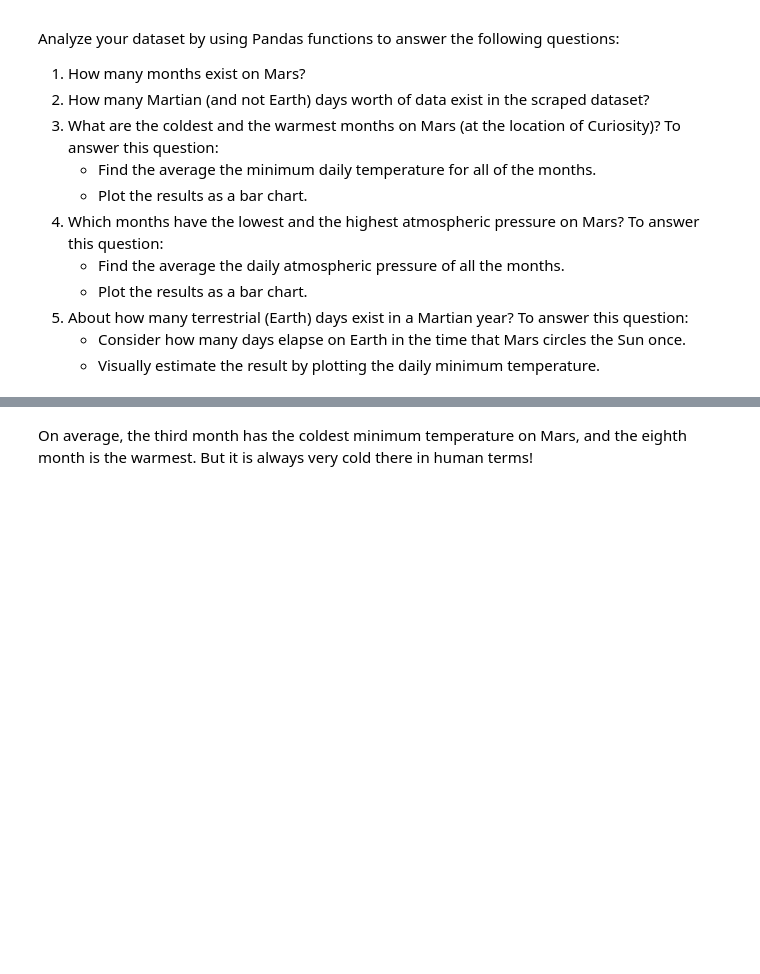
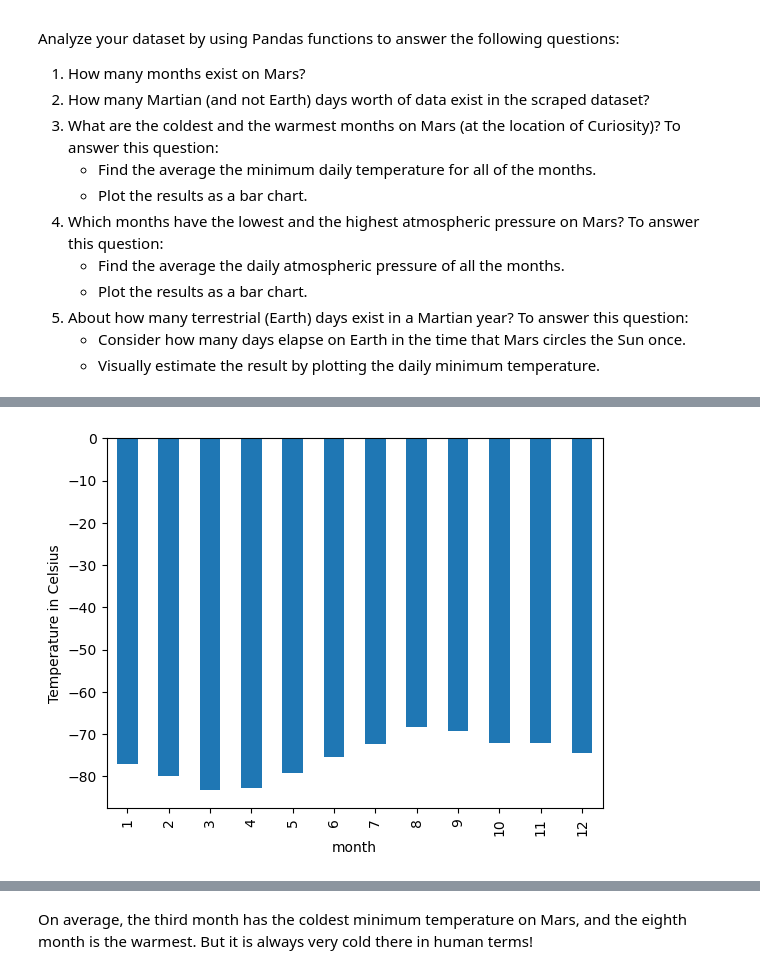
Before and after one commit to keenet1/web-scraping-challenge, a Jupyter notebook: Starter_Code/part_2_mars_weather_completed.ipynb, the cells around one changed output, grey strips where cells are left out. Drawn from its saved outputs; the diff is of its cells as text; code cells hidden in the pictures; blank space fills up the shorter version.

```diff
--- a/Starter_Code/part_2_mars_weather_completed.ipynb
+++ b/Starter_Code/part_2_mars_weather_completed.ipynb
@@ -54,15 +54,15 @@ for row in mars_temperature_data_rows:
     # Extract the individual data elements that comprise each row
     row_data = row.select('td')
 
-    # Create a temporary list of row data
-    temporary_row_data = []
+    # Create a list for the data from each row
+    individual_row_data = []
 
-    # Loop through row_data and append to temporary_row_data
+    # Loop through row_data and append to individual_row_data
     for td in row_data:
-        temporary_row_data.append(td.text)
+        individual_row_data.append(td.text)
 
-    # Append temporary_row_data_list to mars_temperature_data
-    mars_temperature_data.append(temporary_row_data)
+    # Append the data from the individual_row_data_list to the mars_temperature_data list
+    mars_temperature_data.append(individual_row_data)
 # %%
 # Create a Pandas DataFrame by using the list of rows and a list of the column names
 mars_df = pd.DataFrame(mars_temperature_data, columns = ['id', 'terrestrial_date', 'sol', 'ls', 'month', 'min_temp', 'pressure'])
@@ -89,2 +97,11 @@ Examine the data types that are currently associated with each column. If necess
+# %%
+# Change data types for data analysis
+mars_df = mars_df.astype({"id" : object,
+                          "terrestrial_date" : "datetime64[ns]",
+                           "sol" : int,
+                            "ls" : int,
+                             "month" : int,
+                              "min_temp" : float,
+                                "pressure" : float})
 # %%
 # Confirm type changes were successful by examining data types again
@@ -111,2 +159,5 @@ Analyze your dataset by using Pandas functions to answer the following questions
 # %%
 # 3. What is the average low temperature by month?
+
+mars_avg_low_temp_by_month = mars_df.groupby("month").min_temp.agg('mean')
+mars_avg_low_temp_by_month
@@ -113,2 +179,9 @@ Analyze your dataset by using Pandas functions to answer the following questions
 # %%
 # Plot the average temperature by month
+
+mars_avg_low_temp_by_month.plot.bar()
+plt.xlabel("month")
+plt.ylabel("Temperature in Celsius")
+plt.show()
+# %% [output]
+[figure, added]
```
Also changed, not shown: parts of 15 cells of this notebook, 1 other file.
